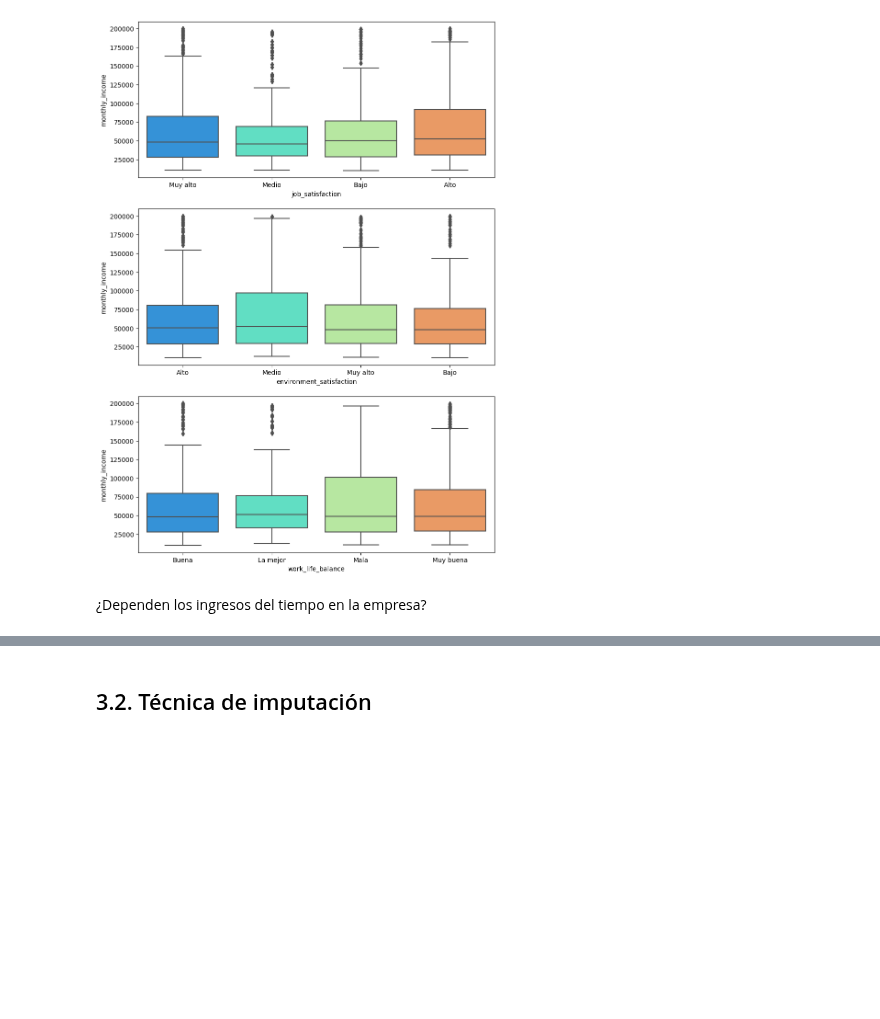
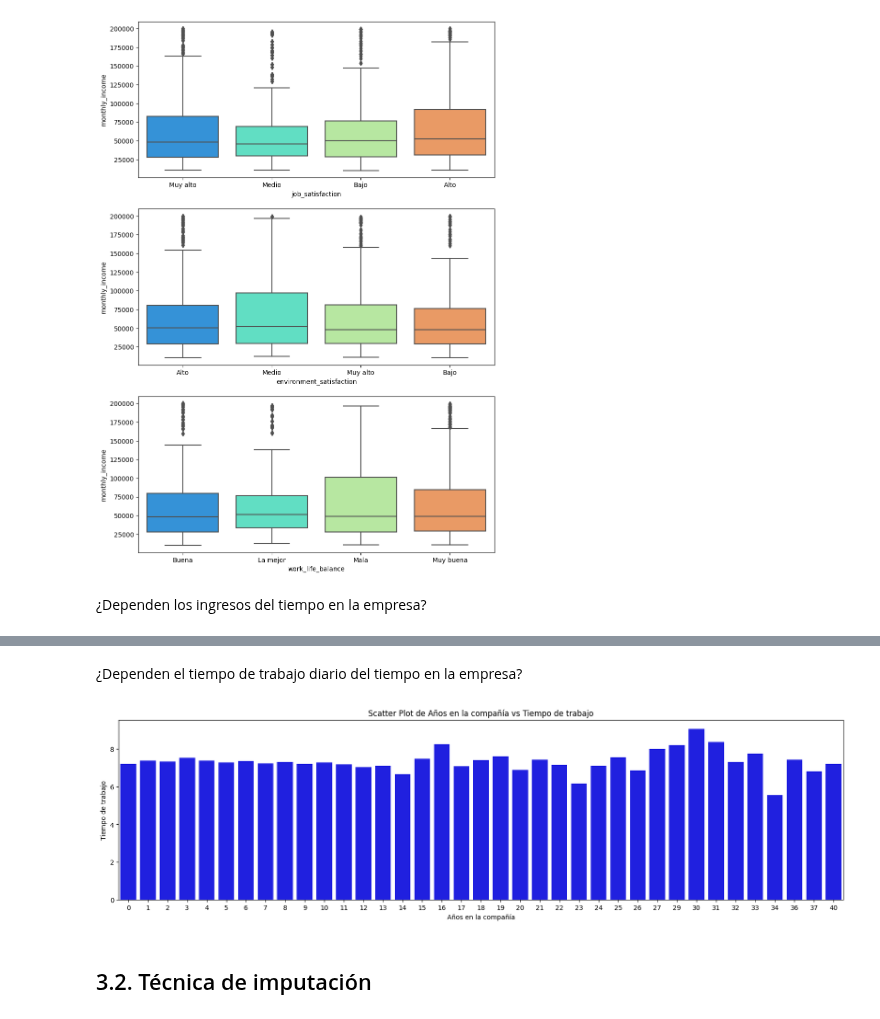
Before and after one commit to AlexanderBedoyaC/pediccion_abandono_empleo, a Jupyter notebook: 7. Preparación de datos.ipynb, the cells around one changed output, grey strips where cells are left out. Cells and saved outputs as stored; diff of their text form; code cells hidden in the pictures; blank space fills up the shorter version.

```diff
--- a/7. Preparación de datos.ipynb
+++ b/7. Preparación de datos.ipynb
@@ -87,3 +88,17 @@ Text(0.5, 1.0, 'Scatter Plot of X vs Y')
+# %% [markdown]
+¿Dependen el tiempo de trabajo diario del tiempo en la empresa?
+# %%
+plt.figure(figsize=(20,5))
+base = df.groupby(['years_at_company'])['mean_time'].mean().reset_index()
+sns.barplot(x='years_at_company', y='mean_time', data=base, color='blue')
+
+# Añadir etiquetas y título
+plt.xlabel('Años en la compañía')
+plt.ylabel('Tiempo de trabajo')
+plt.title('Scatter Plot de Años en la compañía vs Tiempo de trabajo')
+plt.show()
+# %% [output]
+[figure, added]
 # %% [markdown]
 ## 3.2. Técnica de imputación
 # %% [markdown]
```
Also changed, not shown: parts of 1 cell of this notebook, 1 other file.
